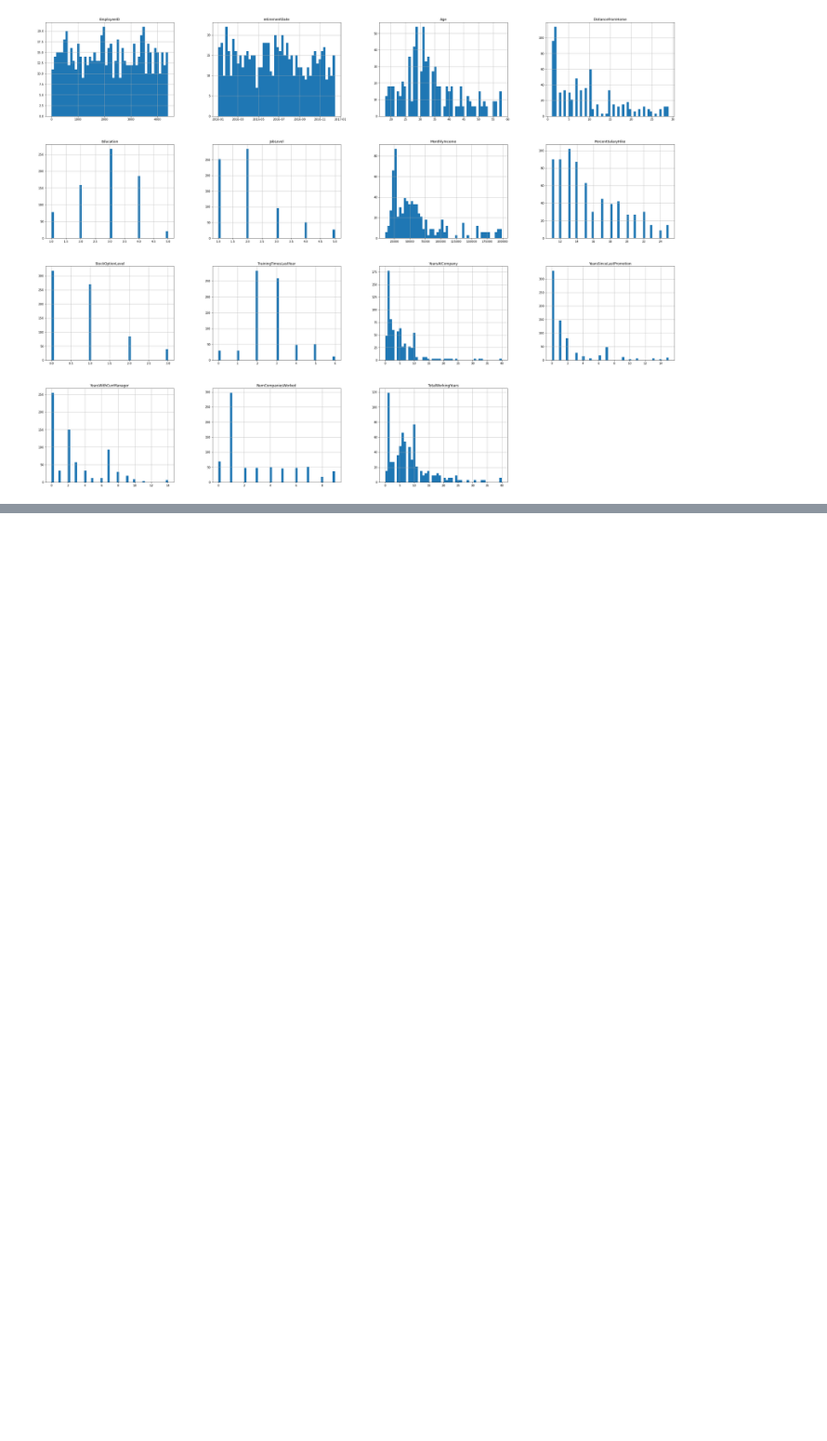
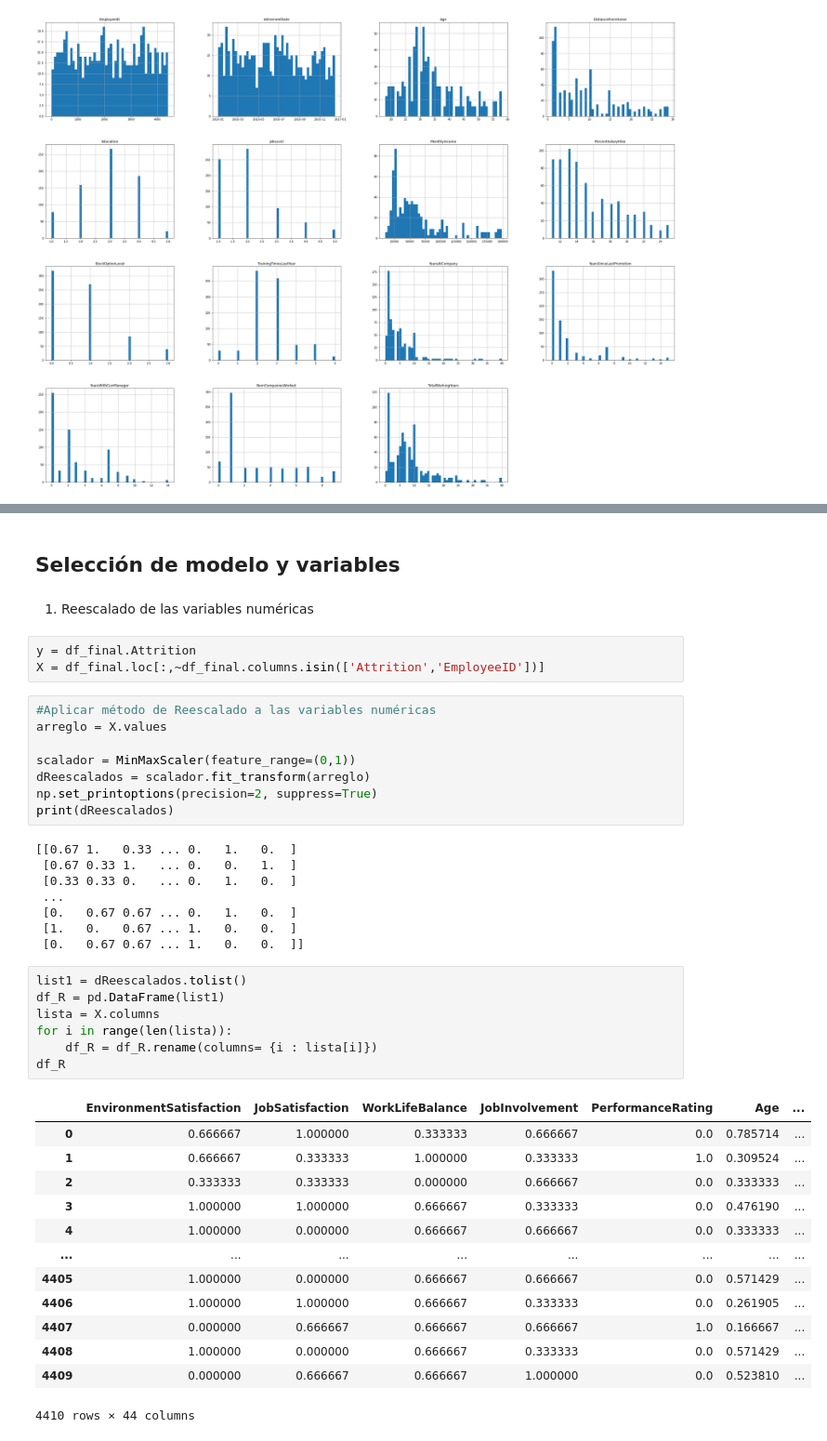
Before and after one commit to jhansanchez/Caso-de-estudio-RH, a Jupyter notebook: casoRH.ipynb, the cells around one changed output, grey strips where cells are left out. Shown at 93% size. Drawn from its saved outputs; the diff is of its cells as text; blank space fills up the shorter version.

Commit message:
Bodega de datos final e inicio modelo

```diff
--- a/casoRH.ipynb
+++ b/casoRH.ipynb
@@ -1067,0 +1176,45 @@ plt.show()
+# %% [markdown]
+## Selección de modelo y variables
+# %% [markdown]
+
+1. Reescalado de las variables numéricas
+# %%
+y = df_final.Attrition
+X = df_final.loc[:,~df_final.columns.isin(['Attrition','EmployeeID'])]
+# %%
+#Aplicar método de Reescalado a las variables numéricas
+arreglo = X.values
+
+scalador = MinMaxScaler(feature_range=(0,1))
+dReescalados = scalador.fit_transform(arreglo)
+np.set_printoptions(precision=2, suppress=True)
+print(dReescalados)
+# %% [output]
+[[0.67 1.   0.33 ... 0.   1.   0.  ]
+ [0.67 0.33 1.   ... 0.   0.   1.  ]
+ [0.33 0.33 0.   ... 0.   1.   0.  ]
+ ...
+ [0.   0.67 0.67 ... 0.   1.   0.  ]
+ [1.   0.   0.67 ... 1.   0.   0.  ]
+ [0.   0.67 0.67 ... 1.   0.   0.  ]]
+# %%
+list1 = dReescalados.tolist()
+df_R = pd.DataFrame(list1)
+lista = X.columns
+for i in range(len(lista)):
+    df_R = df_R.rename(columns= {i : lista[i]})
+df_R
+# %% [output]
+|  | EnvironmentSatisfaction | JobSatisfaction | WorkLifeBalance | JobInvolvement | PerformanceRating | Age | ... |
+| 0 | 0.666667 | 1.000000 | 0.333333 | 0.666667 | 0.0 | 0.785714 | ... |
+| 1 | 0.666667 | 0.333333 | 1.000000 | 0.333333 | 1.0 | 0.309524 | ... |
+| 2 | 0.333333 | 0.333333 | 0.000000 | 0.666667 | 0.0 | 0.333333 | ... |
+| 3 | 1.000000 | 1.000000 | 0.666667 | 0.333333 | 0.0 | 0.476190 | ... |
+| 4 | 1.000000 | 0.000000 | 0.666667 | 0.666667 | 0.0 | 0.333333 | ... |
+| ... | ... | ... | ... | ... | ... | ... | ... |
+| 4405 | 1.000000 | 0.000000 | 0.666667 | 0.666667 | 0.0 | 0.571429 | ... |
+| 4406 | 1.000000 | 1.000000 | 0.666667 | 0.333333 | 0.0 | 0.261905 | ... |
+| 4407 | 0.000000 | 0.666667 | 0.666667 | 0.666667 | 1.0 | 0.166667 | ... |
+| 4408 | 1.000000 | 0.000000 | 0.666667 | 0.333333 | 0.0 | 0.571429 | ... |
+| 4409 | 0.000000 | 0.666667 | 0.666667 | 1.000000 | 0.0 | 0.523810 | ... |
+4410 rows × 44 columns
```
Also changed, not shown: parts of 28 cells of this notebook.
